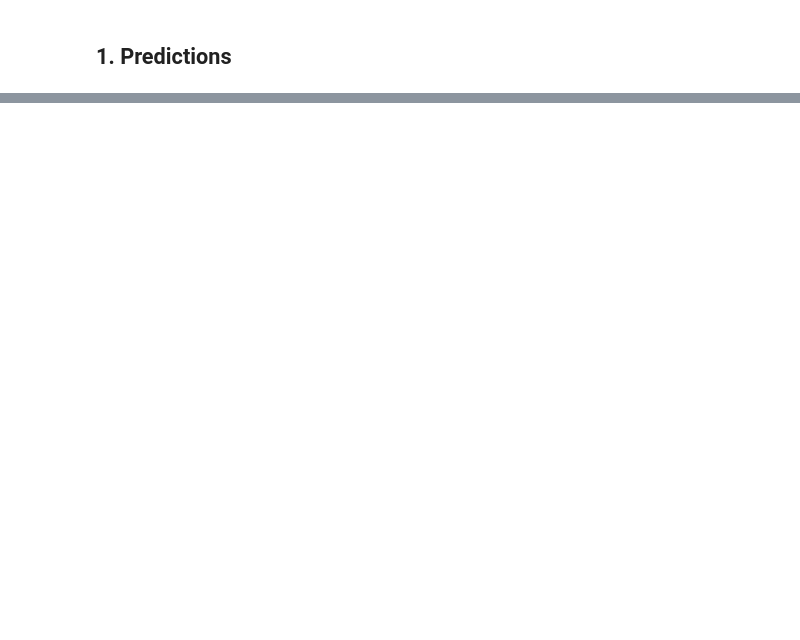
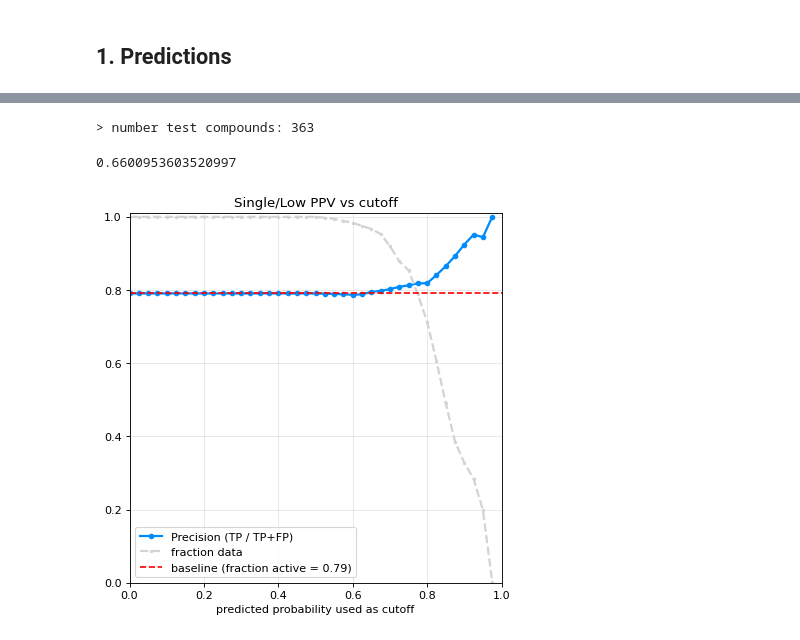
Before and after one commit to gtamo39/MS_ML, a Jupyter notebook: vignettes/MS_ActivityClass.ipynb, the cells around one changed output, grey strips where cells are left out. Saved outputs shown, nothing was run; the diff lists cells and outputs as text; code cells hidden in the pictures; blank space fills up the shorter version.

```diff
--- a/vignettes/MS_ActivityClass.ipynb
+++ b/vignettes/MS_ActivityClass.ipynb
@@ -437,0 +330,31 @@ Medium (11-25)         11
+# %%
+## predicting on temporal test sets:
+ML_data = MS.copy()
+ML_data['label'] = (ML_data['ndown'] > 0) * 1
+
+## define temporal test set:
+date_split = '2026-07-06'
+test_cmps  = list(MS[MS['date'] >= date_split]['compound'])
+print('> number test compounds:',len(test_cmps))
+train_cmps = list(ML_data[~ML_data['compound'].isin(test_cmps)]['compound'])
+
+# add features
+ML_data = pd.merge(ML_data[['compound','label']],MF_features,on='compound')
+
+# predict the test compounds via a single defined train/test split (unseen-compound eval)
+model=HistGradientBoostingClassifier(learning_rate=0.03, max_depth=6, max_leaf_nodes=15,l2_regularization=0.0, random_state=42)
+trained_model, df_pred = ML_Class.K_fold_by_defined_IDs_Classification(
+    ML_data, ID='compound', ID_sets=[[train_cmps, test_cmps]], model=model,
+    col_to_rm=['compound', 'label'], v=False, ctf=0.5, impute_by_mean=False)
+
+auc_m = ML_Class.metrics_from_pred_df(df_pred)['roc_auc']
+print(auc_m)
+# %% [output]
+> number test compounds: 363
+0.6600953603520997
+# %%
+## get PPV from probas
+ppv_df = ML_Class.get_PPV_vs_proba(df_pred, npts=40, plot=True,baseline=df_pred['real_y'].mean(), dpi=80)
+plt.title('Single/Low PPV vs cutoff'); plt.show()
+# %% [output]
+[figure, added]
```
Also changed, not shown: parts of 37 cells of this notebook, 3 other files.
